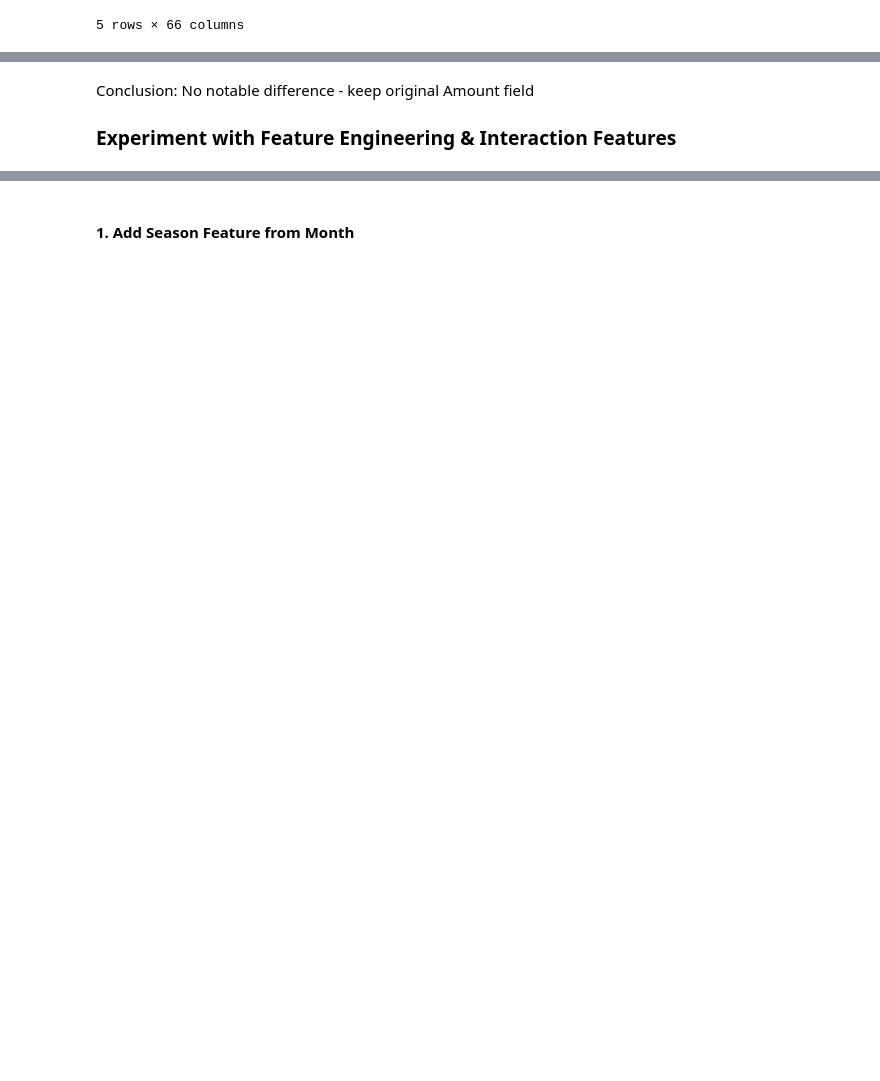
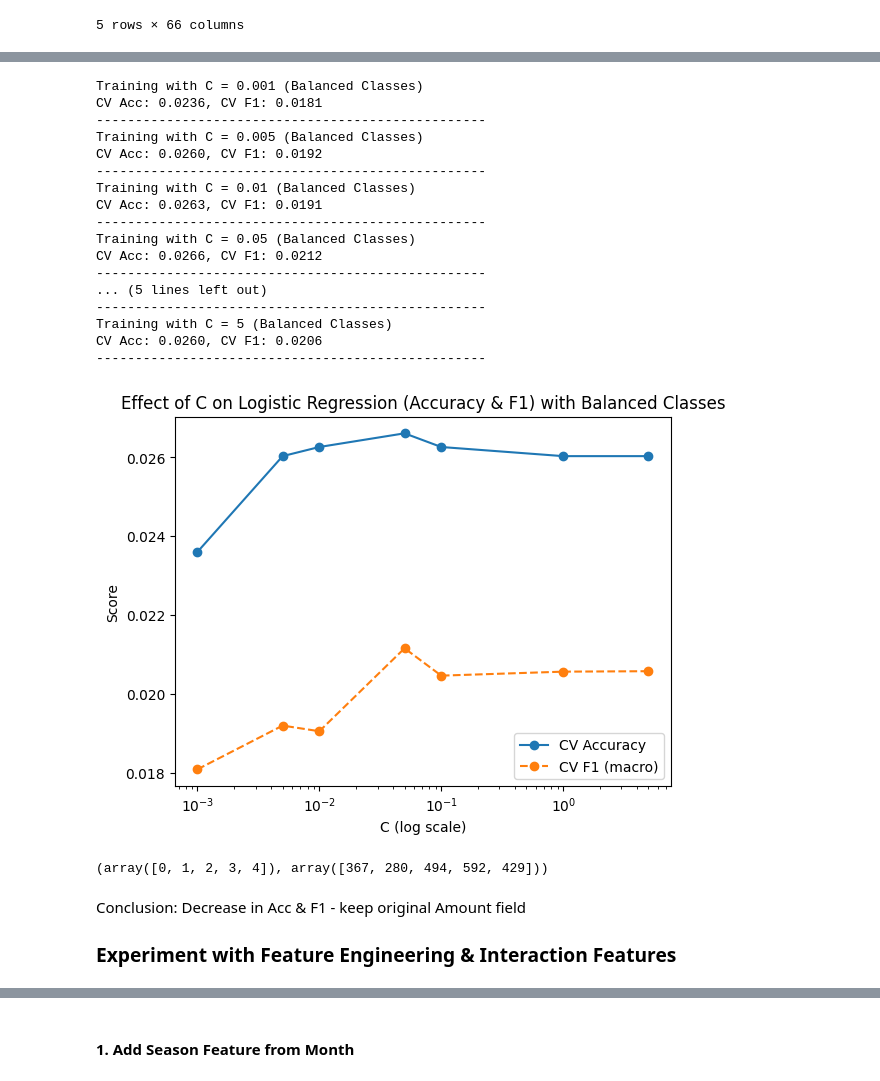
Before and after one commit to AngelaLee03/ProjectFinalReport, a Jupyter notebook: models/logistic_regression.ipynb, the cells around one changed output, grey strips where cells are left out. Drawn from its saved outputs; the diff is of its cells as text; code cells hidden in the pictures; blank space fills up the shorter version.

```diff
--- a/models/logistic_regression.ipynb
+++ b/models/logistic_regression.ipynb
@@ -828,5 +559,69 @@ Test F1 : [0.0705, 0.0686]
+# %%
+# balanced classes
+
+C_values = [0.001, 0.005, 0.01, 0.05, 0.1, 1, 5]
+
+cv_acc_scores = []
+cv_f1_scores = []
+
+test_acc_scores = []
+test_f1_scores = []
+
+for C in C_values:
+    print(f"Training with C = {C} (Balanced Classes)")
+
+    clf = LogisticRegression(max_iter=2000, C=C, class_weight='balanced', solver='saga', random_state=42)
+    clf.fit(X_train, y_train)
+
+    # cross-validation scores
+    acc_scores = cross_val_score(clf, X_train, y_train, cv=5, scoring='accuracy')
+    f1_scores = cross_val_score(clf, X_train, y_train, cv=5, scoring='f1_macro')
+
+    cv_acc_scores.append(acc_scores.mean())
+    cv_f1_scores.append(f1_scores.mean())
+
+    print(f"CV Acc: {acc_scores.mean():.4f}, CV F1: {f1_scores.mean():.4f}")
+    print("-" * 50)
+
+# plotting
+plt.figure()
+
+# cross-validation curves
+plt.plot(C_values, cv_acc_scores, marker='o', label='CV Accuracy')
+plt.plot(C_values, cv_f1_scores, marker='o', linestyle='--', label='CV F1 (macro)')
+
+plt.xscale('log')
+plt.xlabel('C (log scale)')
+plt.ylabel('Score')
+plt.title('Effect of C on Logistic Regression (Accuracy & F1) with Balanced Classes')
+plt.legend()
+
+plt.show()
+# %% [output]
+Training with C = 0.001 (Balanced Classes)
+CV Acc: 0.0236, CV F1: 0.0181
+--------------------------------------------------
+Training with C = 0.005 (Balanced Classes)
+CV Acc: 0.0260, CV F1: 0.0192
+--------------------------------------------------
+Training with C = 0.01 (Balanced Classes)
+CV Acc: 0.0263, CV F1: 0.0191
+--------------------------------------------------
+Training with C = 0.05 (Balanced Classes)
+CV Acc: 0.0266, CV F1: 0.0212
+--------------------------------------------------
+... (5 lines left out)
+--------------------------------------------------
+Training with C = 5 (Balanced Classes)
+CV Acc: 0.0260, CV F1: 0.0206
+--------------------------------------------------
+[figure, added]
+# %%
+np.unique(y_pred, return_counts=True)
+# %% [output]
+(array([0, 1, 2, 3, 4]), array([367, 280, 494, 592, 429]))
 # %% [markdown]
-Conclusion: No notable difference - keep original Amount field
+Conclusion: Decrease in Acc & F1 - keep original Amount field
 
 ### Experiment with Feature Engineering & Interaction Features
 # %%
```
Also changed, not shown: parts of 63 cells of this notebook, 4 other files.
